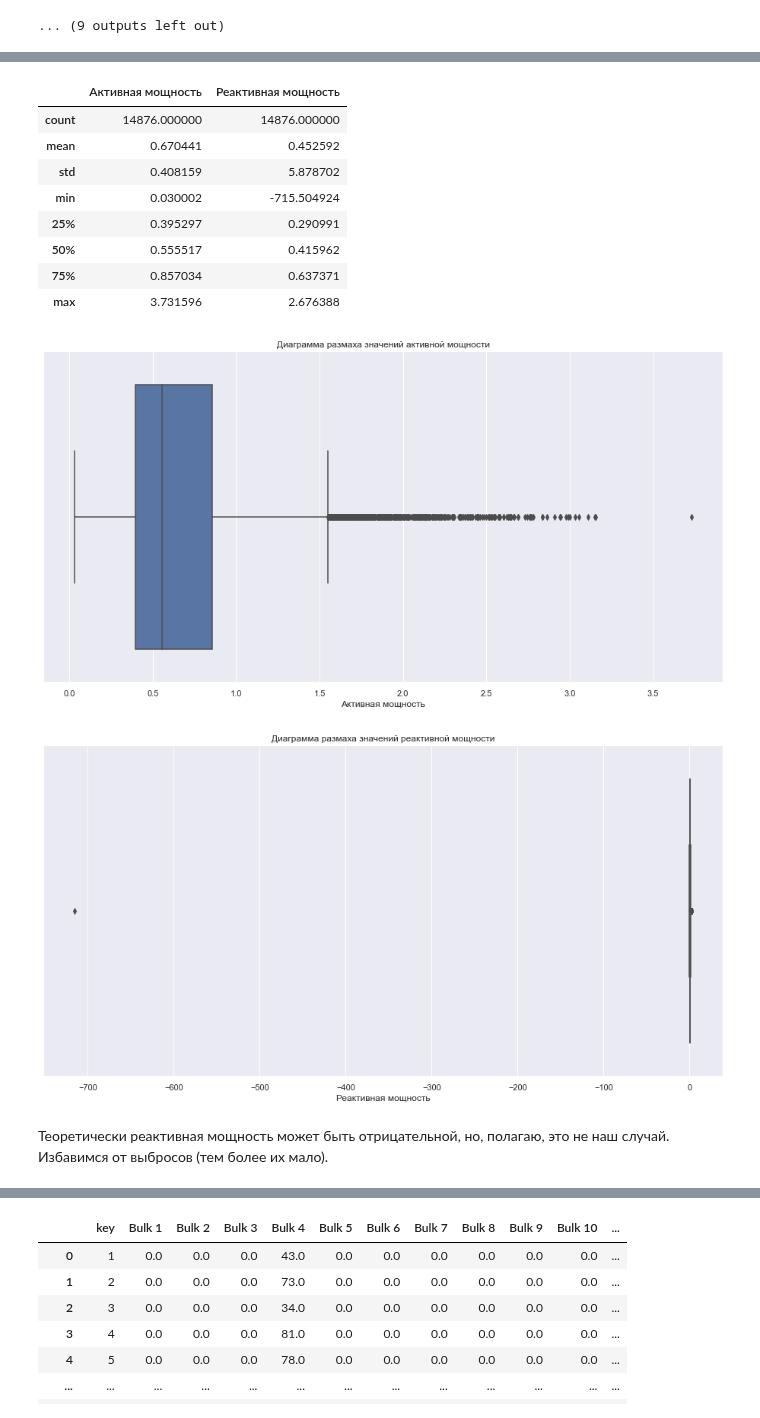
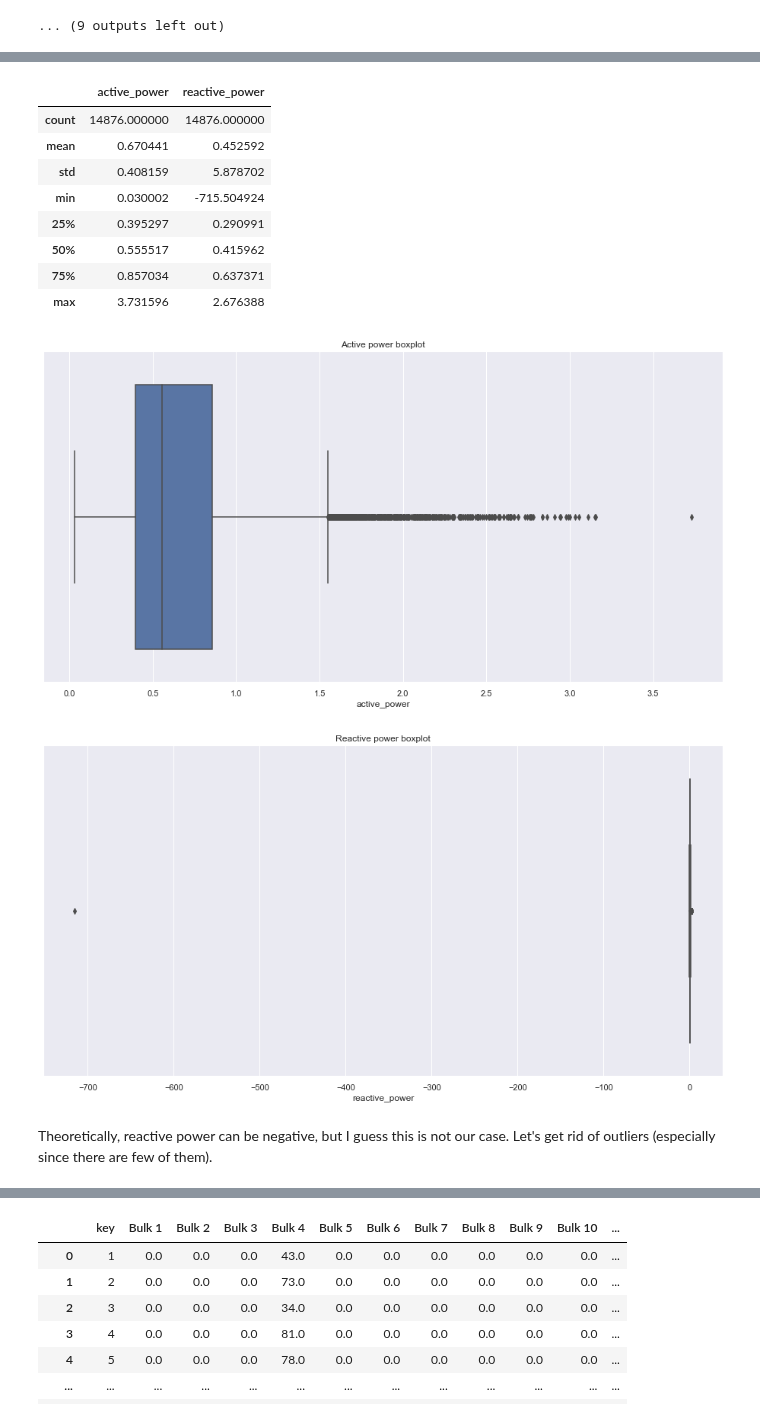
Before and after one commit to radio-raheem/my-projects, a Jupyter notebook: alloy_temperature_prediction/alloy_temp_prediction.ipynb, the cells around one changed output, grey strips where cells are left out. Drawn from its saved outputs; the diff is of its cells as text; code cells hidden in the pictures.

```diff
--- a/alloy_temperature_prediction/alloy_temp_prediction.ipynb
+++ b/alloy_temperature_prediction/alloy_temp_prediction.ipynb
@@ -188,4 +194,15 @@ memory usage: 50.7 KB
 | 3238 | 3241 | 12.680959 |
 3239 rows × 2 columns
 ... (9 outputs left out)
+# %%
+# Let's translate russian column headers to english.
+data_arc.columns = [
+    'key',
+    'start_of_arc_heating',
+    'end_of_arc_heating',
+    'active_power',
+    'reactive_power'
+]
+data_gas.columns = ['key', 'gas_1']
+data_temp.columns = ['key', 'measurement_time', 'temperature']
 # %% [markdown]
@@ -303,8 +320,8 @@ Int64Index([4872, 4876], dtype='int64')
 # %%
-# Избавимся от столбцов с временем и датой.
+# Get rid of the column with date and time data.
 data_arc_upd = data_arc.copy()
 data_arc_upd = data_arc_upd.drop(
-    ['Начало нагрева дугой', 'Конец нагрева дугой'],
+    ['start_of_arc_heating', 'end_of_arc_heating'],
     axis=1
 )
 display(data_arc_upd)
@@ -323,30 +340,30 @@ display(data_arc_upd)
 | 14875 | 3241 | 0.306580 | 0.196708 |
 14876 rows × 3 columns
 # %%
-# Поищем выбросы в столбцах с мощностями.
+# Let's search for outliers.
 display(
-    data_arc_upd[['Активная мощность','Реактивная мощность']].describe()
+    data_arc_upd[['active_power','reactive_power']].describe()
 )
 sns.set(rc = {'figure.figsize':(16,8)})
 sns.set_theme(style='darkgrid')
-ax = sns.boxplot(x=data_arc_upd['Активная мощность'])
-plt.title('Диаграмма размаха значений активной мощности')
+ax = sns.boxplot(x=data_arc_upd['active_power'])
+plt.title('Active power boxplot')
 plt.show()
-ax = sns.boxplot(x=data_arc_upd['Реактивная мощность'])
-plt.title('Диаграмма размаха значений реактивной мощности')
+ax = sns.boxplot(x=data_arc_upd['reactive_power'])
+plt.title('Reactive power boxplot')
 plt.show()
 # %% [output]
-|  | Активная мощность | Реактивная мощность |
+|  | active_power | reactive_power |
 | count | 14876.000000 | 14876.000000 |
 | mean | 0.670441 | 0.452592 |
 | std | 0.408159 | 5.878702 |
 | min | 0.030002 | -715.504924 |
 | 25% | 0.395297 | 0.290991 |
 | 50% | 0.555517 | 0.415962 |
 | 75% | 0.857034 | 0.637371 |
 | max | 3.731596 | 2.676388 |
-[figure, old version]
+[figure, new version]
-[figure, old version]
+[figure, new version]
 # %% [markdown]
-Теоретически реактивная мощность может быть отрицательной, но, полагаю, это не наш случай. Избавимся от выбросов (тем более их мало).
+Theoretically, reactive power can be negative, but I guess this is not our case. Let's get rid of outliers (especially since there are few of them).
 # %%
```
Also changed, not shown: parts of 114 cells of this notebook.
